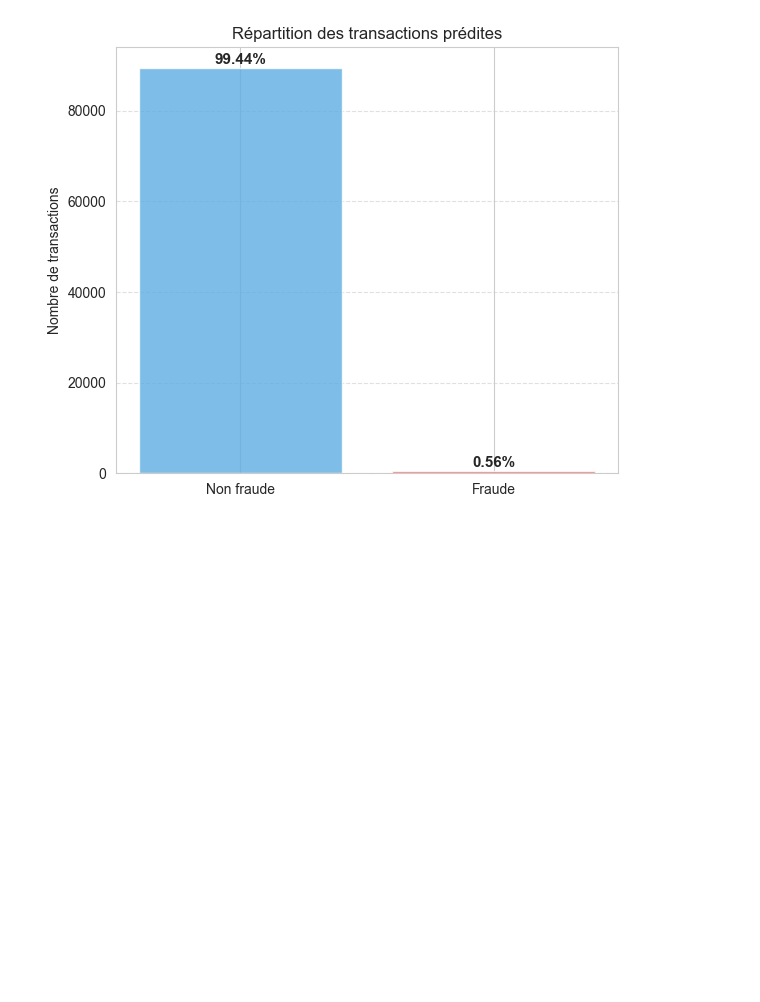
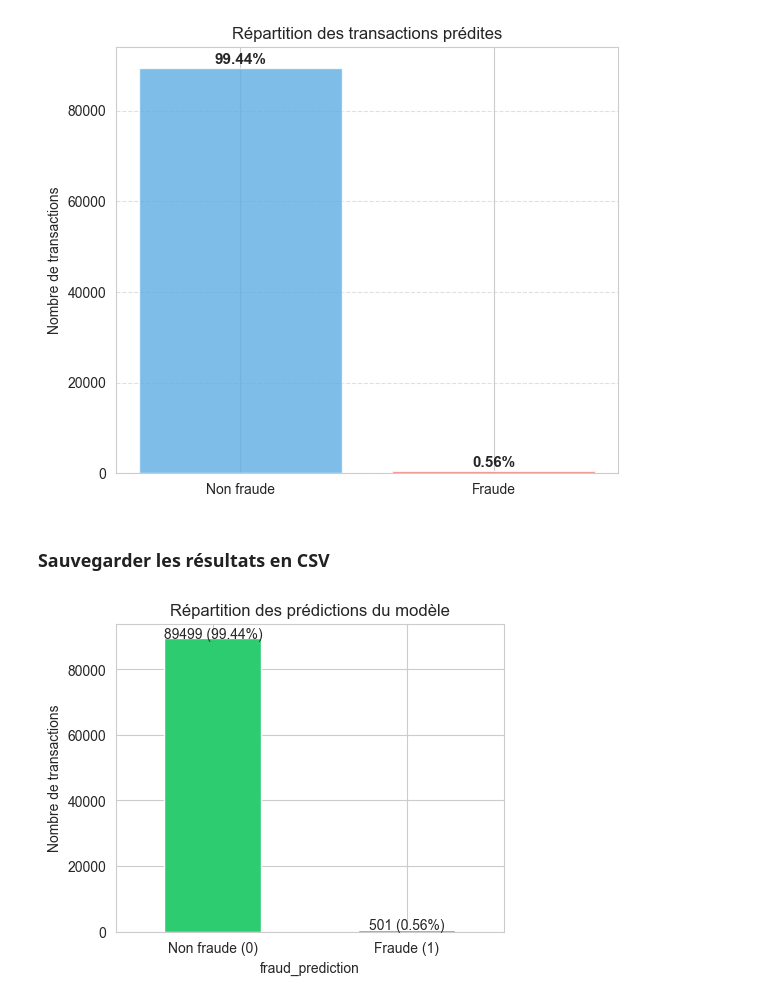
Before and after one commit to Tailroil/hackaton_finance_team2, a Jupyter notebook: notebooks/model_ML.ipynb, the cells around one changed output. Cells and saved outputs as stored; diff of their text form; code cells hidden in the pictures; blank space fills up the shorter version.

```diff
--- a/notebooks/model_ML.ipynb
+++ b/notebooks/model_ML.ipynb
@@ -474,3 +514,5 @@ Non frauduleuses : 89,499 (99.44%)
 Frauduleuses     : 501 (0.56%)
 Taux de fraude prédit : 0.557%
 [figure]
+# %% [markdown]
+### Sauvegarder les résultats en CSV
@@ -476,0 +521,12 @@ Taux de fraude prédit : 0.557%
+# %%
+plt.figure(figsize=(5,4))
+fraud_counts = submission["fraud_prediction"].value_counts().sort_index()
+fraud_counts.plot(kind='bar', color=['#2ecc71','#e74c3c'])
+plt.title("Répartition des prédictions du modèle")
+plt.xticks([0, 1], ['Non fraude (0)', 'Fraude (1)'], rotation=0)
+plt.ylabel("Nombre de transactions")
+plt.text(0, fraud_counts[0]+100, f"{fraud_counts[0]} ({fraud_counts[0]/fraud_counts.sum():.2%})", ha='center')
+plt.text(1, fraud_counts[1]+100, f"{fraud_counts[1]} ({fraud_counts[1]/fraud_counts.sum():.2%})", ha='center')
+plt.show()
+# %% [output]
+[figure, added]
```
Also changed, not shown: parts of 8 cells of this notebook, 2 other files.
